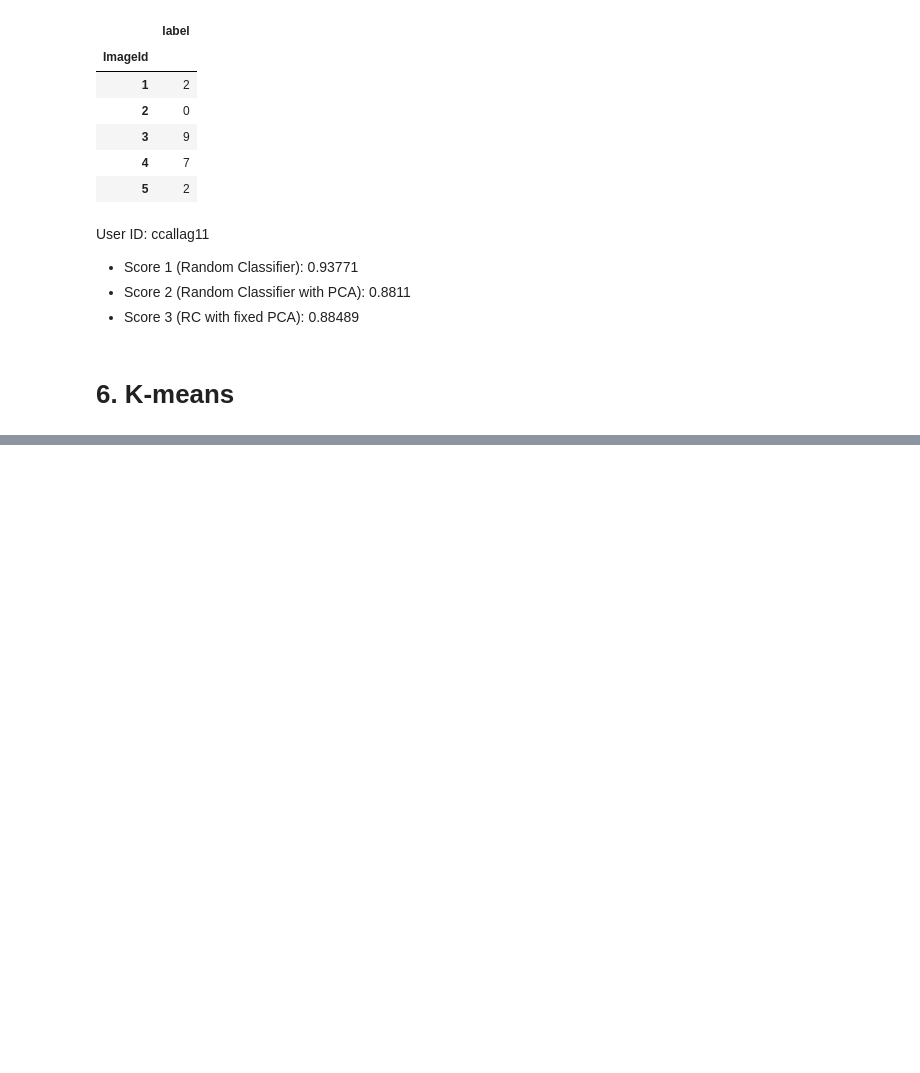
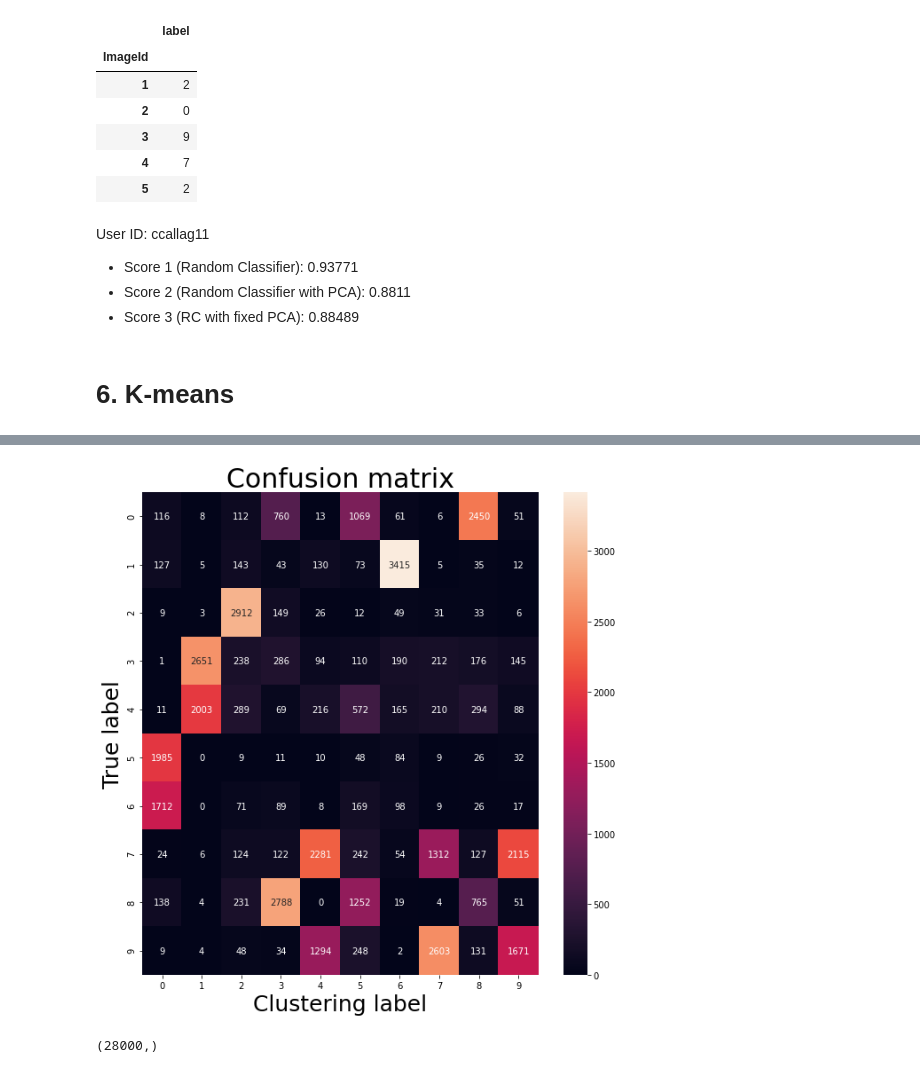
Before and after one commit to christophercallaghan2022/MSDS422, a Jupyter notebook: Assignment_5.ipynb, the cells around one changed output, grey strips where cells are left out. Drawn from its saved outputs; the diff is of its cells as text; code cells hidden in the pictures; blank space fills up the shorter version.

```diff
--- a/Assignment_5.ipynb
+++ b/Assignment_5.ipynb
@@ -529,0 +523,5 @@ User ID: ccallag11
+# %%
+y_train = train['label']
+X_train = train.drop(['label'], axis=1)
+
+X_test = test
@@ -529,0 +566,14 @@ User ID: ccallag11
+# %%
+from sklearn.metrics import confusion_matrix
+
+y_pred_kmeans=kmeans.fit_predict(X_train)
+
+cm = confusion_matrix(y_pred_kmeans, y_train)
+plt.figure(figsize=(10, 10))
+sns.heatmap(cm, annot=True, fmt="d")
+plt.title("Confusion matrix", fontsize=30)
+plt.ylabel('True label', fontsize=25)
+plt.xlabel('Clustering label', fontsize=25)
+plt.show()
+# %% [output]
+[figure, added]
@@ -529,0 +582,4 @@ User ID: ccallag11
+# %%
+y_pred_kmeans.shape
+# %% [output]
+(28000,)
```
Also changed, not shown: parts of 17 cells of this notebook.
